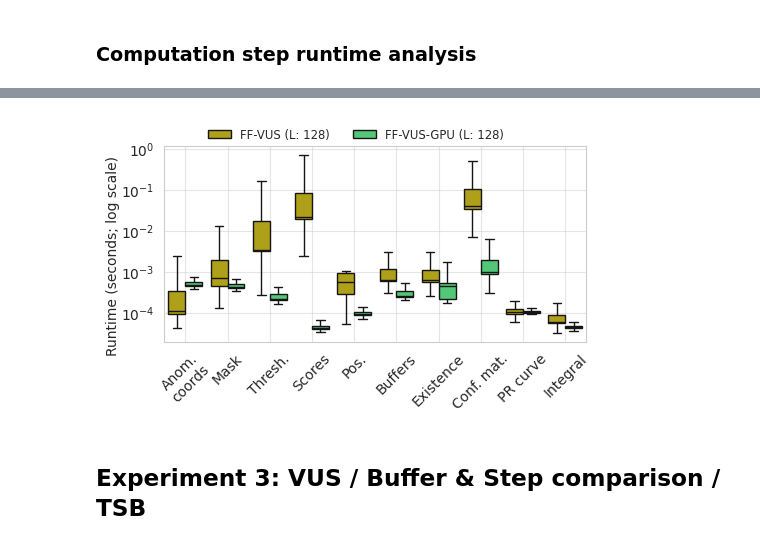
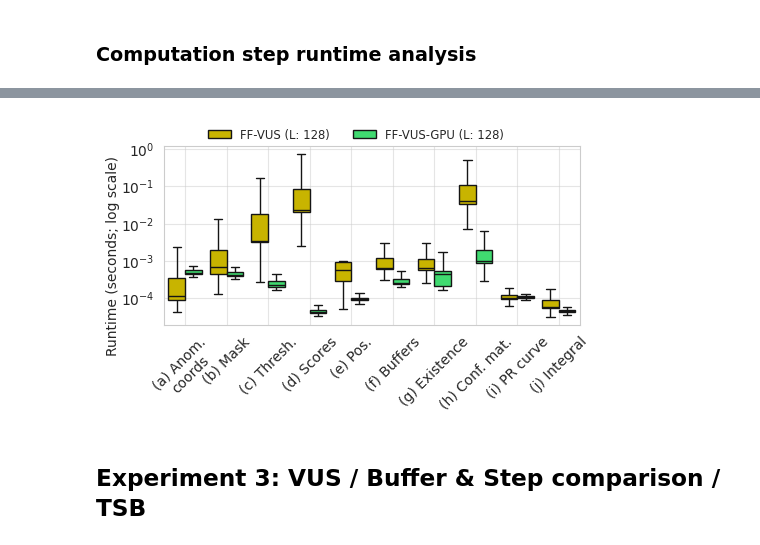
Before and after one commit to sylligardos/ff-vus, a Jupyter notebook: src/notebooks/experimental_results.ipynb, the cells around one changed output, grey strips where cells are left out. Saved outputs shown, nothing was run; the diff lists cells and outputs as text; code cells hidden in the pictures.

```diff
--- a/src/notebooks/experimental_results.ipynb
+++ b/src/notebooks/experimental_results.ipynb
@@ -127,3 +111,9 @@ dif_df.head(3)
 | Daphnet/S01R02E0.test.csv@1.out | 0.0 | 1.677621e-08 |
 | Daphnet/S01R02E0.test.csv@4.out | 0.0 | 7.568250e-07 |
 | Daphnet/S01R02E0.test.csv@6.out | 0.0 | 5.137035e-08 |
+# %%
+# Average time per time series
+for metric in df['Metric'].unique():
+    mean_per_ts = df[df['Metric'] == metric]['Metric time'].mean()
+
+    print(f"{metric}: {mean_per_ts:.6f} seconds per ts")
@@ -149,7 +150,7 @@ axis = sns.boxplot(
     data=df,
     showfliers=False,
     log_scale=True,
-    showmeans=False,
+    showmeans=True,
     meanprops=meanprops,
     medianprops=medianprops,
     palette=color_palette,
@@ -368,8 +369,12 @@ for i, attribute in enumerate(attributes):
         axis.set_xscale('log', base=10)
     if i != 0:
         axis.get_legend().remove()
+        if i == 1:
+            axis.set_yticks([0.001, 0.01, 0.1, 1, 10])
     else:
         legend_axis = axis
+
+        axis.set_yticks([0.001, 0.01, 0.1, 1, 10, 100, 1000, 10000])
 
         # 1 million points (~1 hour of ECG)
         x_val = 1e6
@@ -437,6 +442,7 @@ rename_dict = {
     'Precision recall curve time': 'PR curve',
     'Integral time': 'Integral',
 }
+rename_dict = {k: f'({chr(i + 97)}) {v}' for i, (k, v) in enumerate(rename_dict.items())}
 # %%
 time_analysis_cols = [x for x in df.columns if 'time' in x and x != 'Metric time']
 metrics = ['FF-VUS (L: 128)', 'FF-VUS-GPU (L: 128)']
@@ -492,7 +498,8 @@ for i, col in enumerate(time_analysis_cols):
         legend=(i == 0),
         hue='Metric',
         palette=color_palette,
-        showfliers=False
+        showfliers=False,
+        saturation=1
     )
     if j != 0:
         axis.set_xticks(np.arange(len(time_analysis_cols)), [rename_dict[x] for x in time_analysis_cols])
@@ -500,34 +507,34 @@ for i, col in enumerate(time_analysis_cols):
         axis.set_xticks(np.arange(len(time_analysis_cols)), [])
 
     axis.set_title('')
     axis.set_ylabel('')
     axis.set_xlabel('')
     axis.tick_params(axis='x', rotation=45)
     axis.grid(axis='both', alpha=0.5)
     axis.legend()
 
 fig.text(
     0, 0.57,
     "Runtime (seconds; log scale)",
     va='center',
     rotation='vertical',
 )
 
 handles, labels = axis.get_legend_handles_labels()
 axis.get_legend().remove()
 fig.legend(
     handles,
     labels,
     loc='upper center',
     bbox_to_anchor=(0.5, 1.03),
     ncol=len(labels),
     frameon=False,
     fontsize='small'
 )
 
 finalize_plot(save_fig_path, 'per_part_runtime_syn')
 # %% [output]
-[figure, old version]
+[figure, new version]
 # %% [markdown]
 ## Experiment 3: VUS / Buffer & Step comparison / TSB
 # %% [markdown]
```
Also changed, not shown: parts of 17 cells of this notebook.
